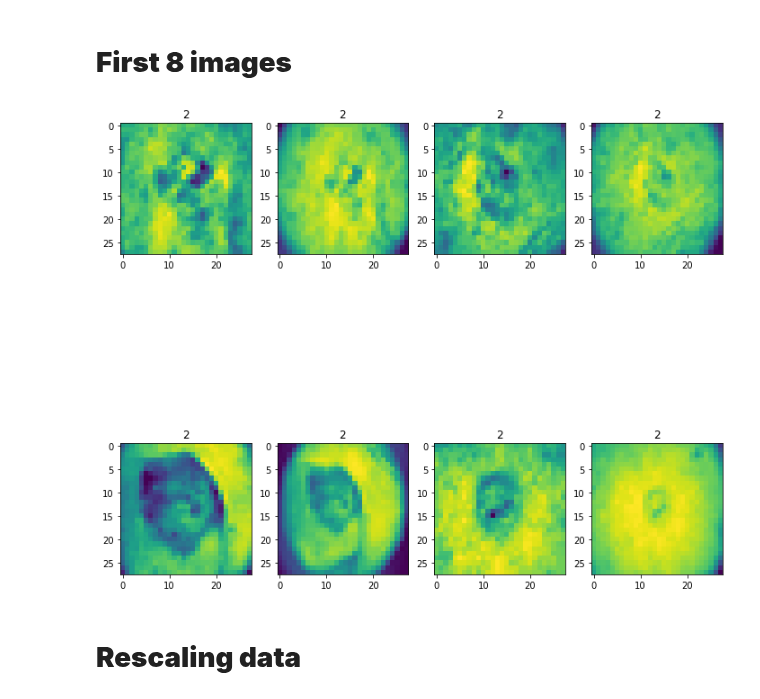
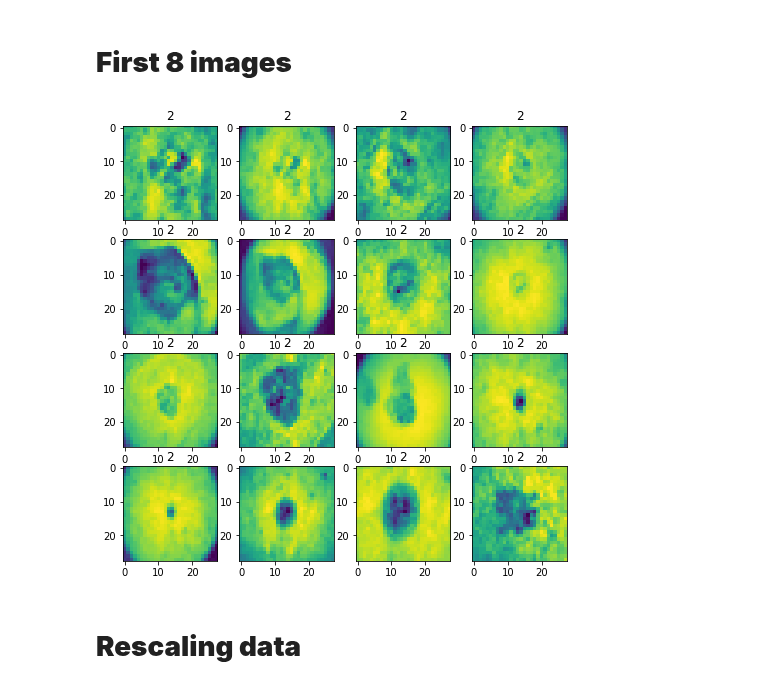
Before and after one commit to Suyashiitr/kaggle, a Jupyter notebook: skin-cancer-classification-cnn.ipynb, the cells around one changed output. Drawn from its saved outputs; the diff is of its cells as text; code cells hidden in the pictures.

```diff
--- a/skin-cancer-classification-cnn.ipynb
+++ b/skin-cancer-classification-cnn.ipynb
@@ -85,13 +85,13 @@ No null values
 # %% [markdown]
 # **First 8 images**
 # %%
-plt.figure(figsize=(12,12))
-for i in range(8):
-    plt.subplot(2,4,i+1)
+plt.figure(figsize=(8,8))
+for i in range(16):
+    plt.subplot(4,4,i+1)
     plt.imshow(data_rescale.iloc[i,:784].values.reshape(28,28))
     plt.title(data.iloc[i,784])
 # %% [output]
-[figure, old version]
+[figure, new version]
 # %% [markdown]
 # **Rescaling data**
 # %%
```
Also changed, not shown: parts of 2 cells of this notebook.
